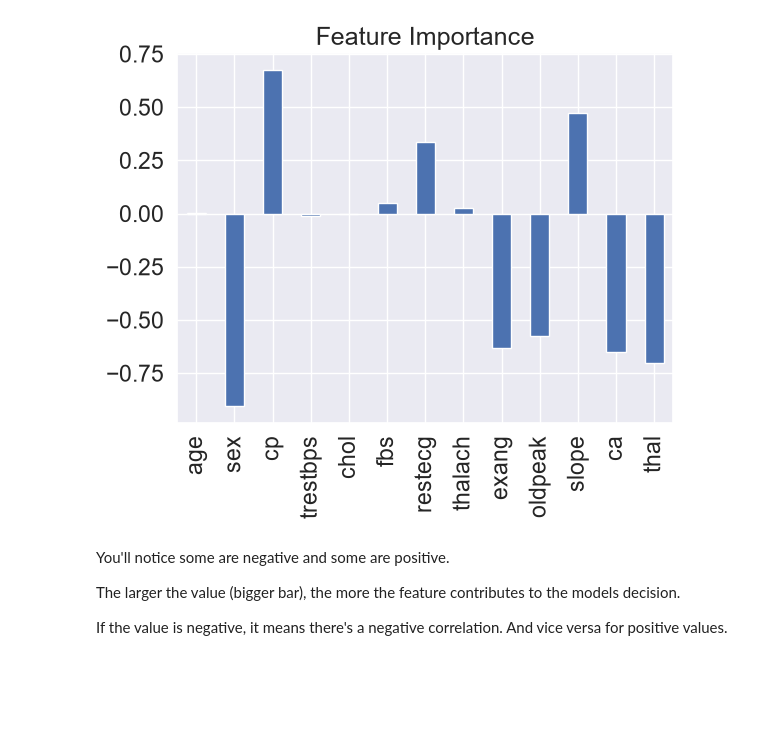
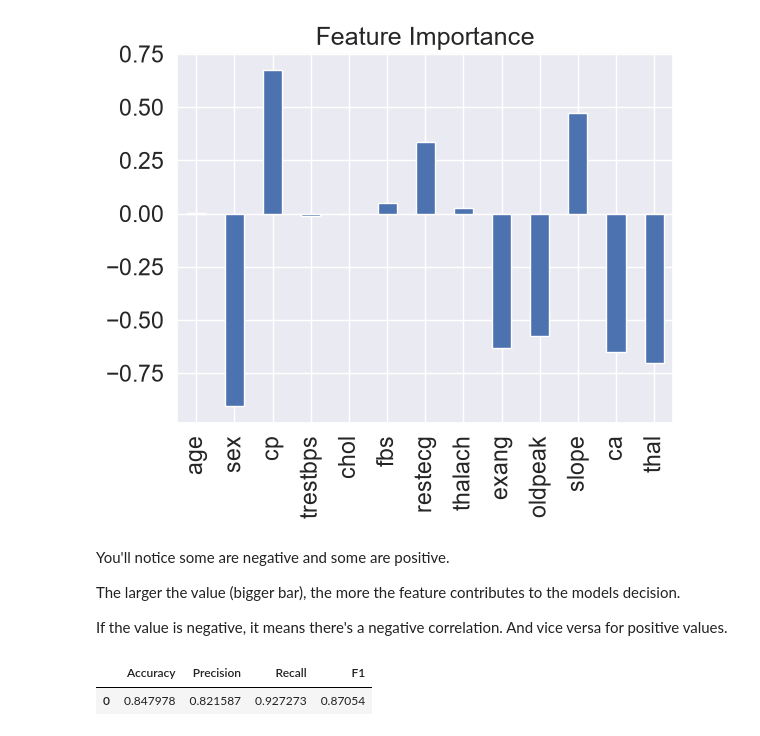
Before and after one commit to khushiraj-hash/heart-disease-project, a Jupyter notebook: heart_disease_prediction.ipynb, the cells around one changed output. Saved outputs shown, nothing was run; the diff lists cells and outputs as text; code cells hidden in the pictures; blank space fills up the shorter version.

```diff
--- a/heart_disease_prediction.ipynb
+++ b/heart_disease_prediction.ipynb
@@ -1021,6 +1021,11 @@ You'll notice some are negative and some are positive.
 The larger the value (bigger bar), the more the feature contributes to the models decision.
 
 If the value is negative, it means there's a negative correlation. And vice versa for positive values.
+# %%
+cv_metrics
+# %% [output]
+|  | Accuracy | Precision | Recall | F1 |
+| 0 | 0.847978 | 0.821587 | 0.927273 | 0.87054 |
 # %% [markdown]
 ## 8. Conclusion
 
```
Also changed, not shown: parts of 6 cells of this notebook.
